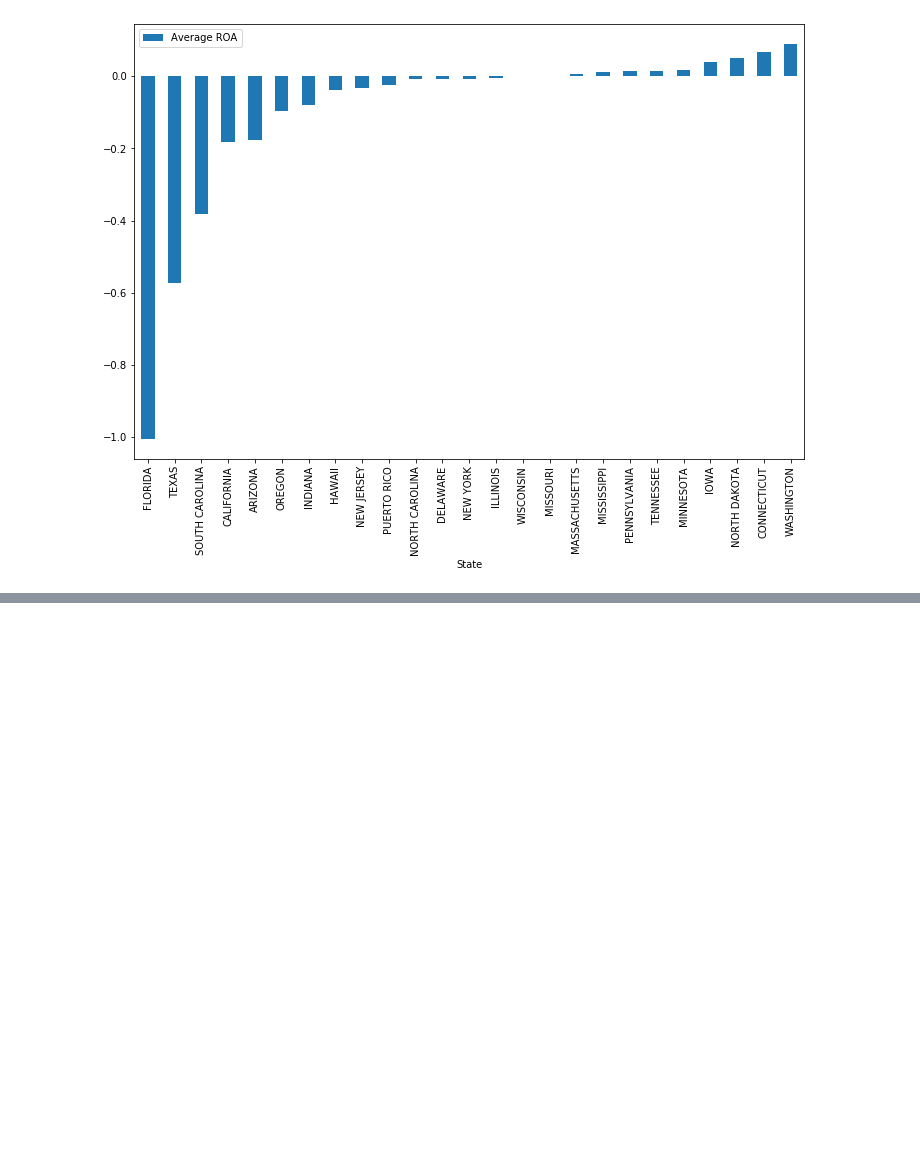
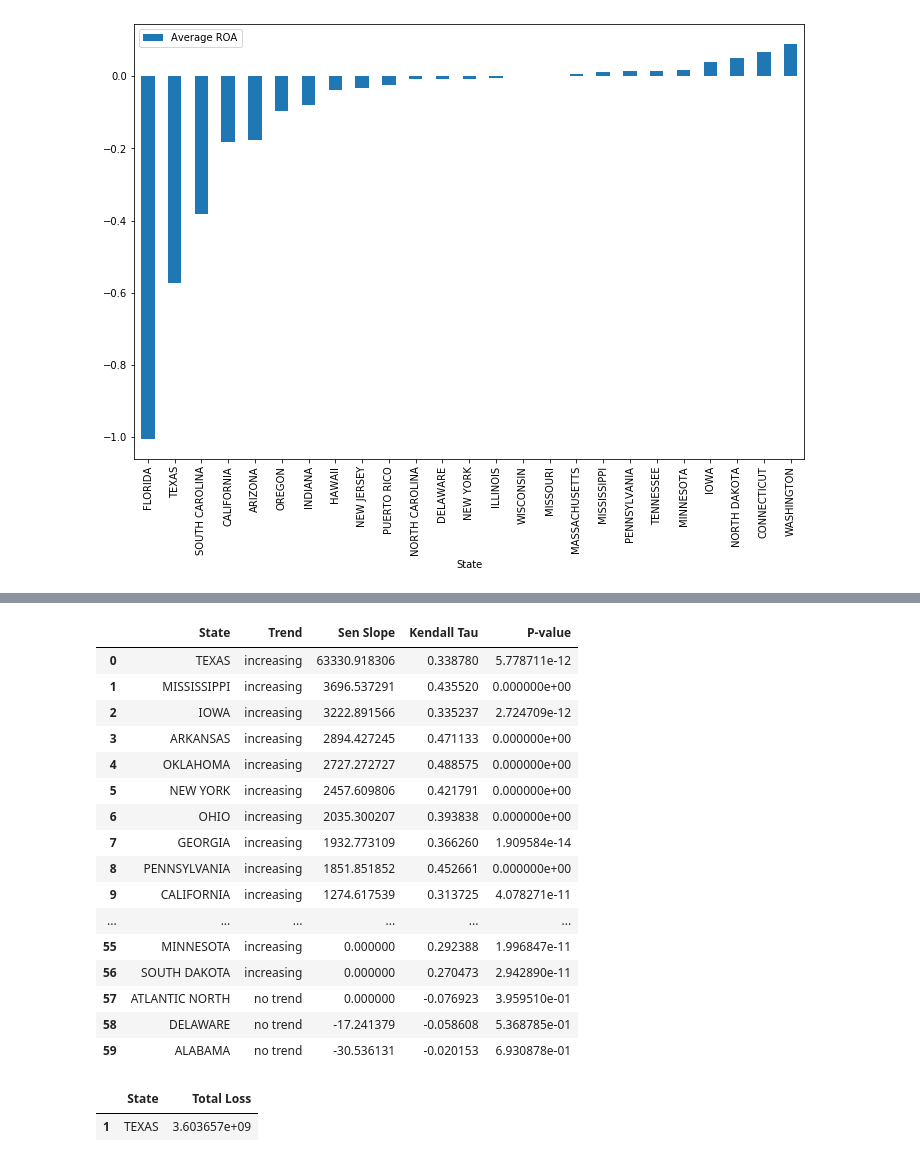
Before and after one commit to allanbellahsene/THESIS, a Jupyter notebook: CODE/Performance&ClimateRisks.ipynb, the cells around one changed output, grey strips where cells are left out. Cells and saved outputs as stored; diff of their text form; code cells hidden in the pictures; blank space fills up the shorter version.

```diff
--- a/CODE/Performance&ClimateRisks.ipynb
+++ b/CODE/Performance&ClimateRisks.ipynb
@@ -661,0 +543,5 @@ Kendall Correlation              0.226667
+# %%
+def climate_loss(climate_data, state, start_year, end_year):
+    df = climate_data.loc[(climate_data.index>=start_year) & (climate_data.index<=end_year) & (climate_data.STATE==state)]
+
+    return df[['TOTAL_DAMAGES', 'DEATHS_DIRECT']].resample('Q').sum()
@@ -713,0 +804,27 @@ mask1 =
+# %%
+trends = trend_ranking(STORMS, 'TOTAL_DAMAGES', 'All', '1996-01-01', '2014-01-01', 'M', 'Seasonal')
+trends
+# %% [output]
+|  | State | Trend | Sen Slope | Kendall Tau | P-value |
+| 0 | TEXAS | increasing | 63330.918306 | 0.338780 | 5.778711e-12 |
+| 1 | MISSISSIPPI | increasing | 3696.537291 | 0.435520 | 0.000000e+00 |
+| 2 | IOWA | increasing | 3222.891566 | 0.335237 | 2.724709e-12 |
+| 3 | ARKANSAS | increasing | 2894.427245 | 0.471133 | 0.000000e+00 |
+| 4 | OKLAHOMA | increasing | 2727.272727 | 0.488575 | 0.000000e+00 |
+| 5 | NEW YORK | increasing | 2457.609806 | 0.421791 | 0.000000e+00 |
+| 6 | OHIO | increasing | 2035.300207 | 0.393838 | 0.000000e+00 |
+| 7 | GEORGIA | increasing | 1932.773109 | 0.366260 | 1.909584e-14 |
+| 8 | PENNSYLVANIA | increasing | 1851.851852 | 0.452661 | 0.000000e+00 |
+| 9 | CALIFORNIA | increasing | 1274.617539 | 0.313725 | 4.078271e-11 |
+| ... | ... | ... | ... | ... | ... |
+| 55 | MINNESOTA | increasing | 0.000000 | 0.292388 | 1.996847e-11 |
+| 56 | SOUTH DAKOTA | increasing | 0.000000 | 0.270473 | 2.942890e-11 |
+| 57 | ATLANTIC NORTH | no trend | 0.000000 | -0.076923 | 3.959510e-01 |
+| 58 | DELAWARE | no trend | -17.241379 | -0.058608 | 5.368785e-01 |
+| 59 | ALABAMA | no trend | -30.536131 | -0.020153 | 6.930878e-01 |
+# %%
+r = TotalLoss_ranking(STORMS, 'TOTAL_DAMAGES', 'All', '2016-01-01', '2017-01-01')
+r.loc[r.State=='TEXAS']
+# %% [output]
+|  | State | Total Loss |
+| 1 | TEXAS | 3.603657e+09 |
```
Also changed, not shown: parts of 43 cells of this notebook.
